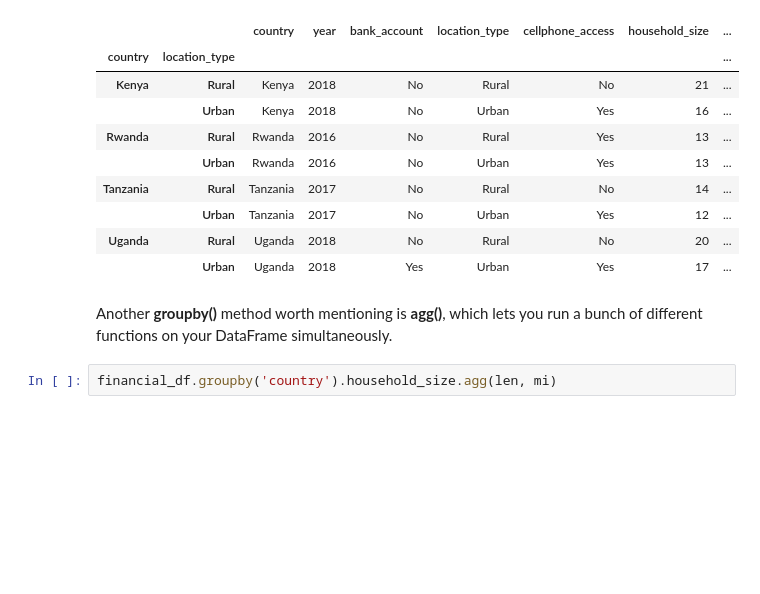
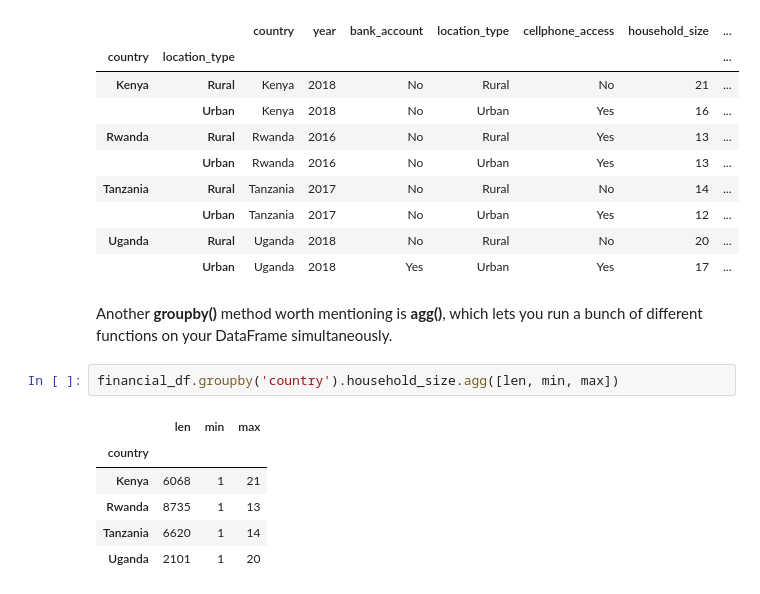
Before and after one commit to AubreyJohns/python_pandas, a Jupyter notebook: Pandas.ipynb, the cells around one changed output. Saved outputs shown, nothing was run; the diff lists cells and outputs as text; blank space fills up the shorter version.

```diff
--- a/Pandas.ipynb
+++ b/Pandas.ipynb
@@ -1258,4 +1258,11 @@ financial_df.groupby(['country','location_type']).apply(lambda df: df.loc[df.hou
 # %% [markdown]
 Another **groupby()** method worth mentioning is **agg()**, which lets you run a bunch of different functions on your DataFrame simultaneously.
 # %%
-financial_df.groupby('country').household_size.agg(len, mi)
+financial_df.groupby('country').household_size.agg([len, min, max])
+# %% [output]
+|  | len | min | max |
+| country |  |  |  |
+| Kenya | 6068 | 1 | 21 |
+| Rwanda | 8735 | 1 | 13 |
+| Tanzania | 6620 | 1 | 14 |
+| Uganda | 2101 | 1 | 20 |
```
Also changed, not shown: parts of 3 cells of this notebook.
